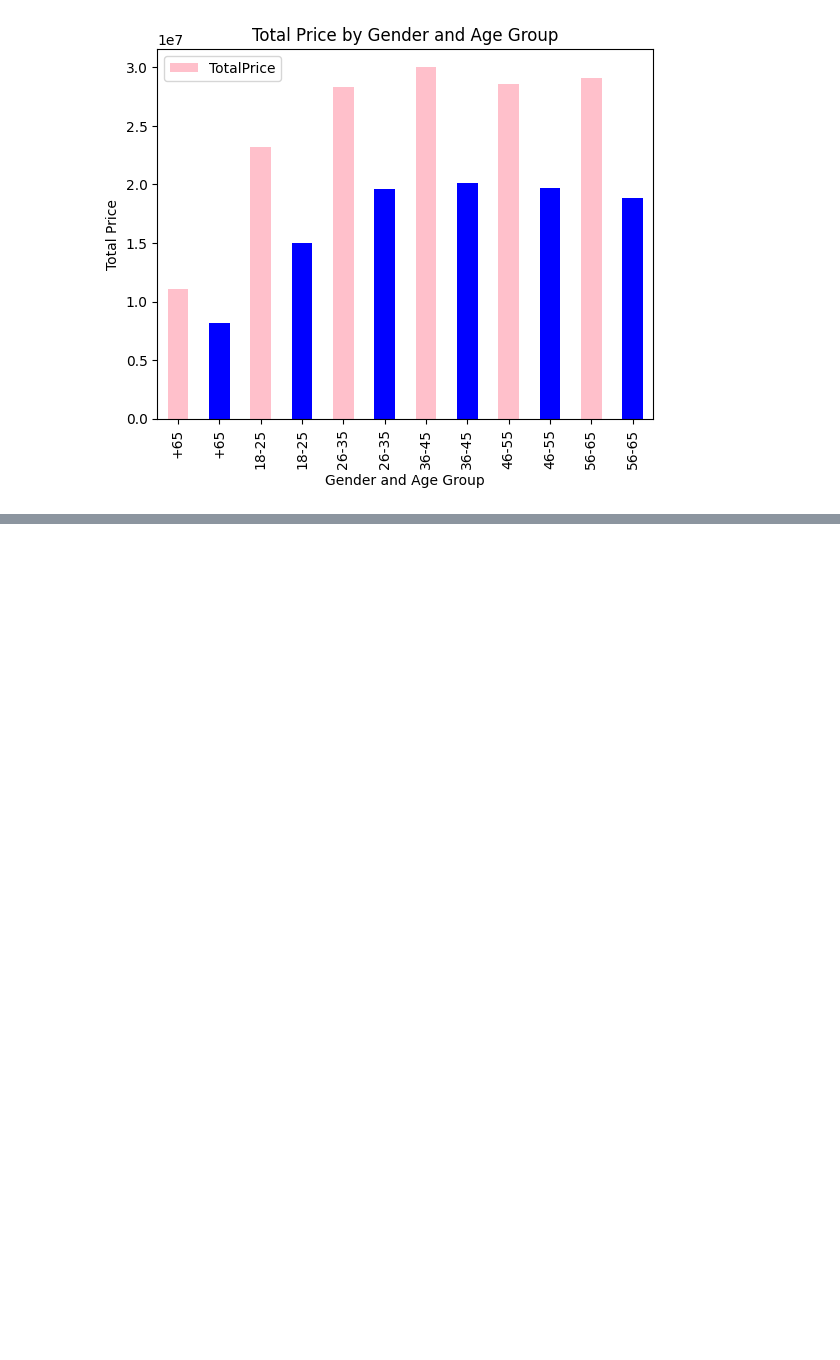
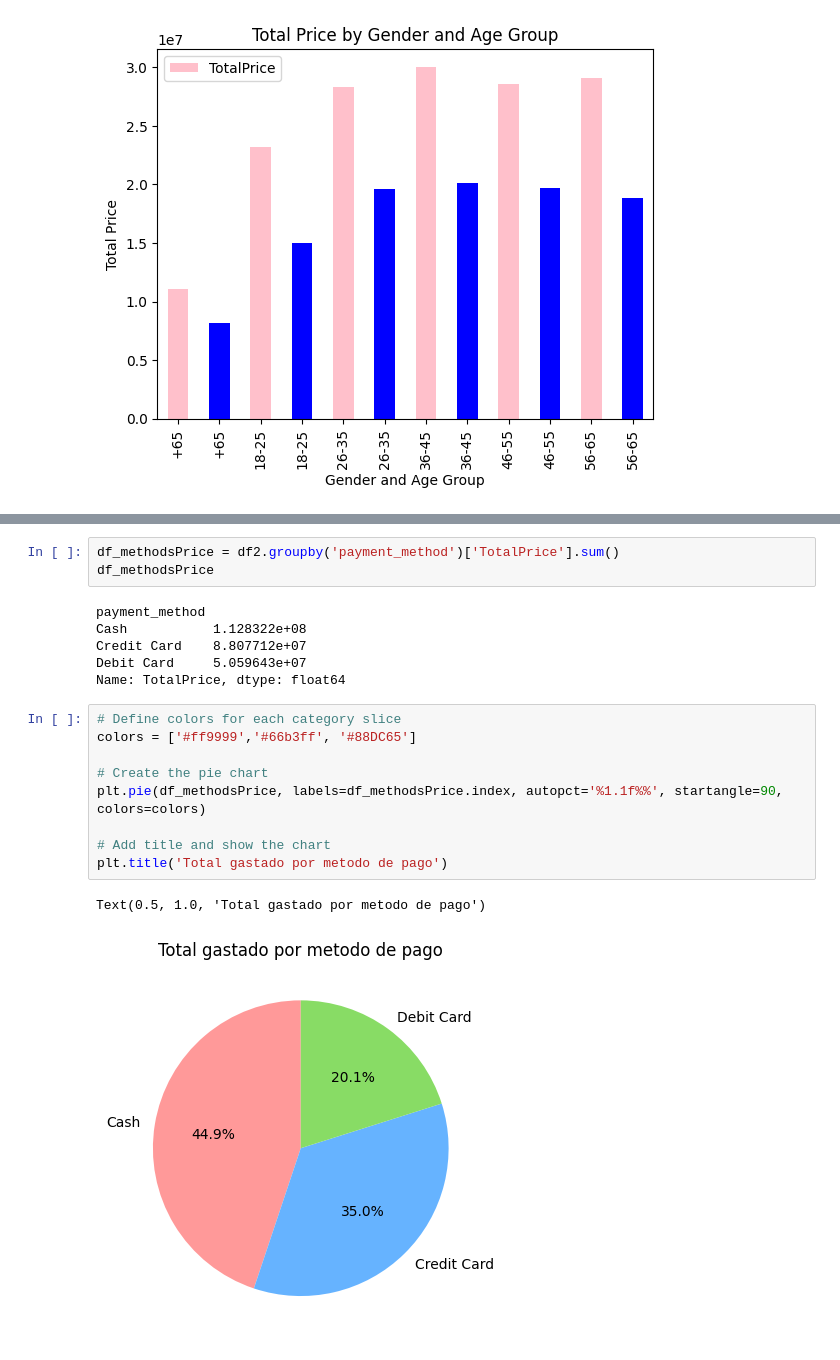
Before and after one commit to Gdiaz097/Retail-dataset, a Jupyter notebook: retail.ipynb, the cells around one changed output, grey strips where cells are left out. Saved outputs shown, nothing was run; the diff lists cells and outputs as text; blank space fills up the shorter version.

```diff
--- a/retail.ipynb
+++ b/retail.ipynb
@@ -315,0 +319,21 @@ plt.show()
+# %%
+df_methodsPrice = df2.groupby('payment_method')['TotalPrice'].sum()
+df_methodsPrice
+# %% [output]
+payment_method
+Cash           1.128322e+08
+Credit Card    8.807712e+07
+Debit Card     5.059643e+07
+Name: TotalPrice, dtype: float64
+# %%
+# Define colors for each category slice
+colors = ['#ff9999','#66b3ff', '#88DC65']
+
+# Create the pie chart
+plt.pie(df_methodsPrice, labels=df_methodsPrice.index, autopct='%1.1f%%', startangle=90, colors=colors)
+
+# Add title and show the chart
+plt.title('Total gastado por metodo de pago')
+# %% [output]
+Text(0.5, 1.0, 'Total gastado por metodo de pago')
+[figure, added]
```
Also changed, not shown: parts of 5 cells of this notebook.
